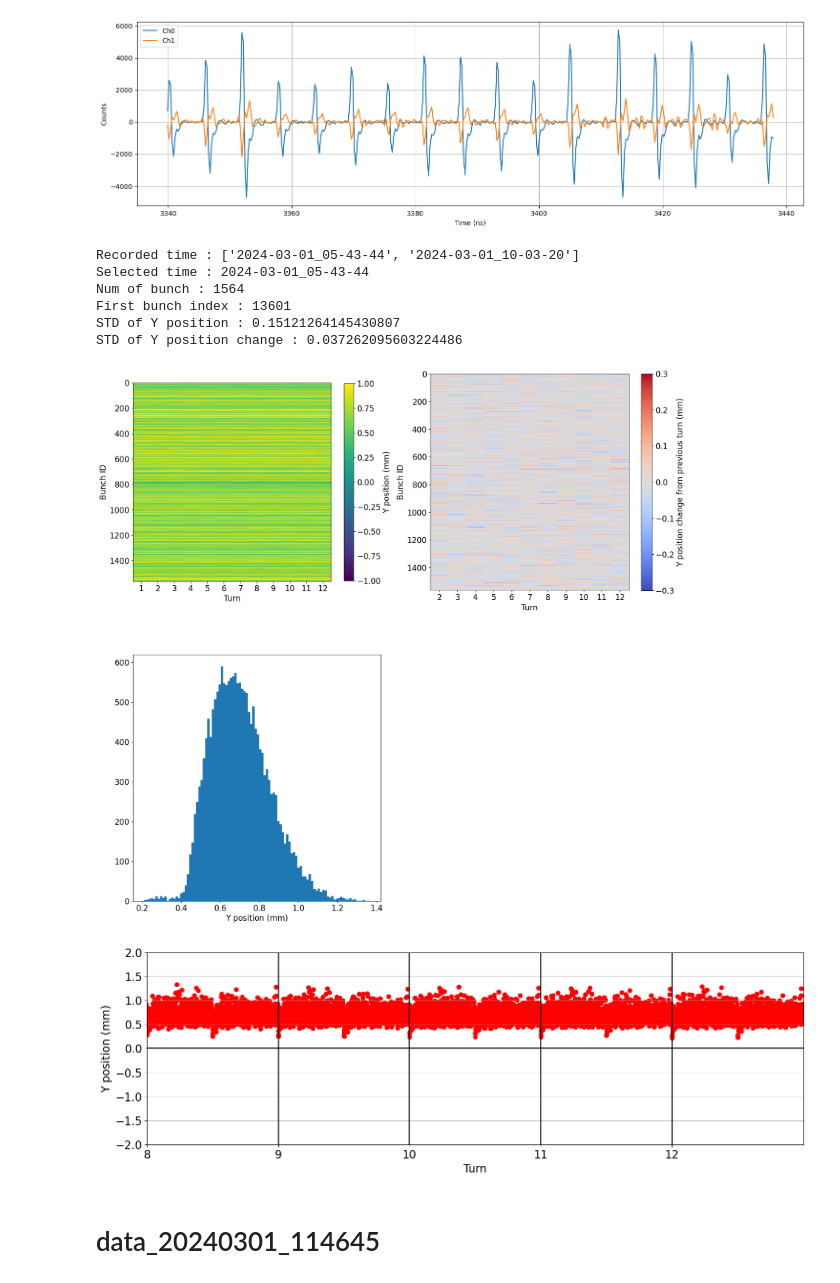
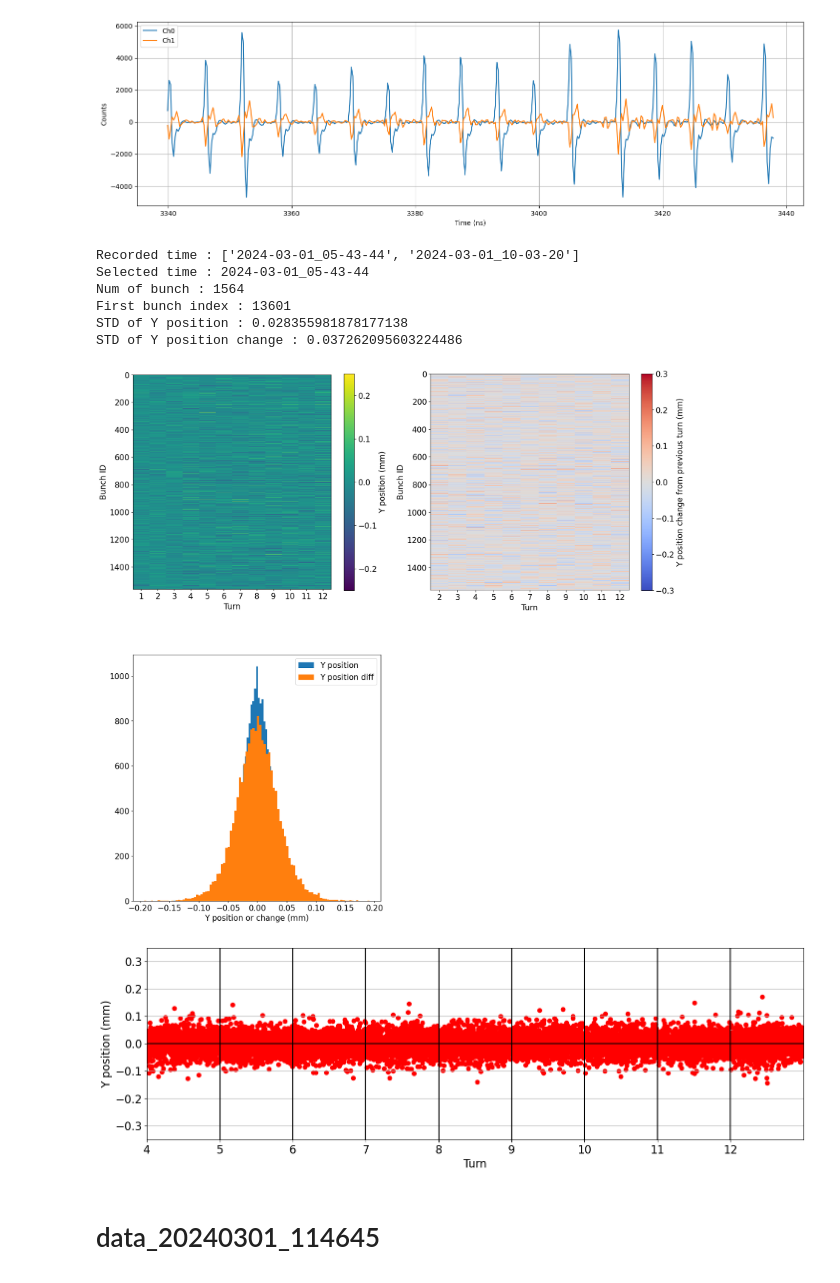
Before and after one commit to slaclab/kek-bpm-rfsoc-dev, a Jupyter notebook: software/notebooks/datfileAnalysis_from20240229.ipynb, the cells around one changed output. Drawn from its saved outputs; the diff is of its cells as text; code cells hidden in the pictures.

```diff
--- a/software/notebooks/datfileAnalysis_from20240229.ipynb
+++ b/software/notebooks/datfileAnalysis_from20240229.ipynb
@@ -77,7 +77,7 @@ def datfile(filename):
                 print( f'UNDEFINED DATA STREAM[{header.channel}]!!!')
     return ampFault, recordtime
 # %%
-def make_heatmap(filename,eventnum,showhistdiff):
+def make_heatmap(filename,eventnum,normalize,showhistdiff,posrange,posrange2):
     ampFault, recordtime=datfile(filename)
     print(f'Recorded time : {recordtime}')
     print(f'Selected time : {recordtime[eventnum]}')
@@ -112,6 +112,11 @@ def make_heatmap(filename,eventnum,showhistdiff):
 
     aspectratio=y_pos.shape[1]/y_pos.shape[0]
 
+    if normalize:
+        mean=np.mean(y_pos[:,0:3],axis=1)
+        y_pos=y_pos-mean[:,np.newaxis]
+
+
     fig=plt.figure(figsize=(20,20))
     plt.rcParams["font.size"]=16
     ax1=fig.add_subplot(2,2,1)
@@ -119,8 +124,13 @@ def make_heatmap(filename,eventnum,showhistdiff):
     #ax3=fig.add_subplot(3,2,3,projection='3d')
     ax3=fig.add_subplot(2,2,3)
 
-    im=ax1.imshow(y_pos,aspect=aspectratio,cmap='viridis',interpolation='none',extent=(0.5,12.5,y_pos.shape[0],0),vmin=-1,vmax=1)
-    plt.colorbar(im,label='Y position (mm)',shrink=0.8)
+    if normalize:
+        im=ax1.imshow(y_pos,aspect=aspectratio*1.08,cmap='viridis',interpolation='none',extent=(0.5,12.5,y_pos.shape[0],0)
+                      ,vmin=-1*posrange,vmax=posrange
+                     )
+    else:
+        im=ax1.imshow(y_pos,aspect=aspectratio*1.08,cmap='viridis',interpolation='none',extent=(0.5,12.5,y_pos.shape[0],0),vmin=-1,vmax=1)
+    plt.colorbar(im,label='Y position (mm)',shrink=0.88)
     ax1.set_xlabel("Turn")
     ax1.set_ylabel("Bunch ID")
     ax1.set_xticks([1,2,3,4,5,6,7,8,9,10,11,12])
@@ -131,7 +141,7 @@ def make_heatmap(filename,eventnum,showhistdiff):
 
     y_pos_diff=np.array(y_pos_diff)
 
-    im2=ax2.imshow(y_pos_diff,aspect=aspectratio,cmap='coolwarm',interpolation='none',extent=(1.5,12.5,y_pos_diff.shape[0],0),vmin=-0.3,vmax=0.3)
+    im2=ax2.imshow(y_pos_diff,aspect=aspectratio,cmap='coolwarm',interpolation='none',extent=(1.5,12.5,y_pos_diff.shape[0],0),vmin=-1*posrange2,vmax=posrange2)
     plt.colorbar(im2,label='Y position change from previous turn (mm)',shrink=0.88)
     ax2.set_xlabel("Turn")
     ax2.set_ylabel("Bunch ID")
@@ -164,12 +174,14 @@ def make_heatmap(filename,eventnum,showhistdiff):
     ax.set_xlabel("Turn")
     ax.set_ylabel("Y position (mm)")
     ax.set_ylim(-2,2)
-    ax.set_xlim(8,13)
+    if normalize:
+        ax.set_ylim(-0.35,0.35)
+    ax.set_xlim(4,13)
     ax.grid(axis='y')
     for i in range(12):
         ax.vlines(i+1,-2,2,color='black')
     ax.hlines(0,1,13,color='black')
-    ax.set_xticks([8,9,10,11,12])
+    ax.set_xticks([4,5,6,7,8,9,10,11,12])
     plt.show()
 # %% [markdown]
 # data_20240229_002140
@@ -223,16 +235,16 @@ plt.grid()
 # %% [output]
 [figure]
 # %%
-make_heatmap("data_20240301_013229.dat",0,False)
+make_heatmap("data_20240301_013229.dat",0,True,True,0.25,0.3)
 # %% [output]
 Recorded time : ['2024-03-01_05-43-44', '2024-03-01_10-03-20']
 Selected time : 2024-03-01_05-43-44
 Num of bunch : 1564
 First bunch index : 13601
-STD of Y position : 0.15121264145430807
+STD of Y position : 0.028355981878177138
 STD of Y position change : 0.037262095603224486
-[figure, old version]
+[figure, new version]
-[figure, old version]
+[figure, new version]
 # %% [markdown]
 # data_20240301_114645
 # %%
```
Also changed, not shown: parts of 11 cells of this notebook, 4 other files.
